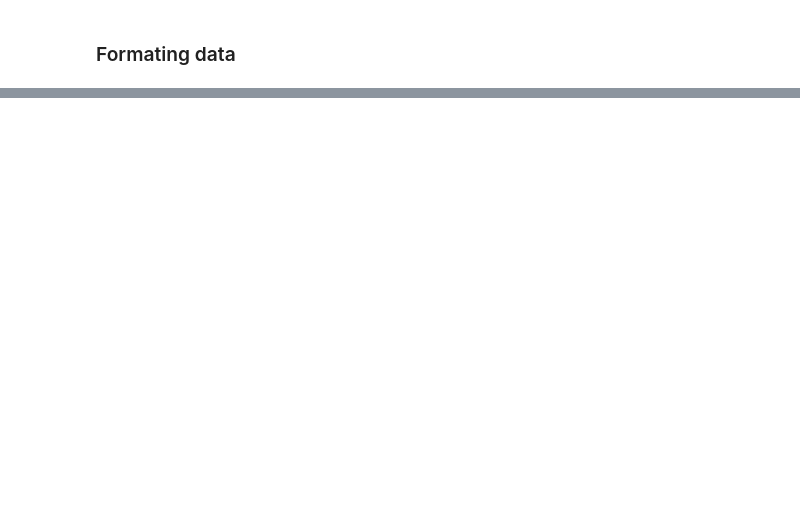
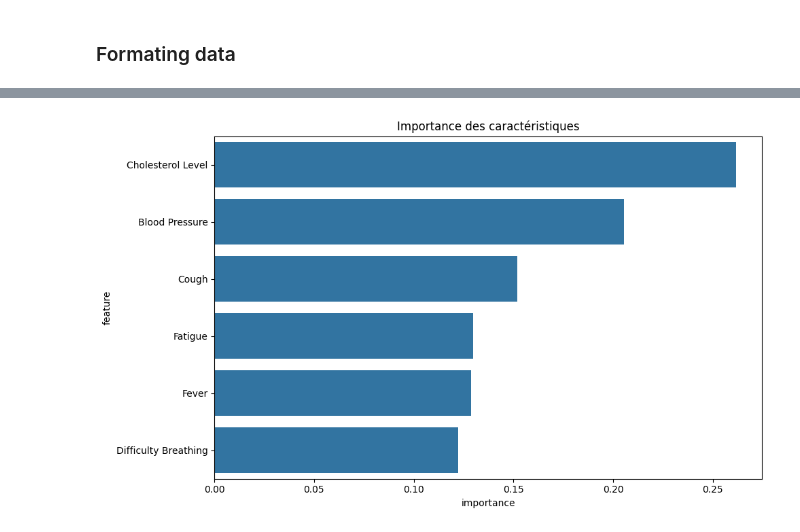
Before and after one commit to Francoistlb/tpmedicale, a Jupyter notebook: tpmedicale.ipynb, the cells around one changed output, grey strips where cells are left out. Cells and saved outputs as stored; diff of their text form; code cells hidden in the pictures; blank space fills up the shorter version.

```diff
--- a/tpmedicale.ipynb
+++ b/tpmedicale.ipynb
@@ -57,3 +119,4 @@ df = df_cleaned.dropna()
 # Drop Age and Gender (not needed)
 df.drop ('Age', axis=1, inplace=True)
 df.drop ('Gender', axis=1, inplace=True)
+df.drop ('Outcome Variable', axis=1, inplace=True)
@@ -92,0 +212,12 @@ X_train, X_test, y_train, y_test = train_test_split(X, y, test_size=0.2, random_
+# %%
+# 3. Standardisation des features
+scaler = StandardScaler()
+X_scaled = scaler.fit_transform(X)
+X_scaled = pd.DataFrame(X_scaled, columns=X.columns)
+# %%
+X_train, X_test, y_train, y_test = train_test_split(
+    X_scaled, y,
+    test_size=0.15,
+    random_state=42,
+    stratify=y
+)
@@ -102,0 +293,19 @@ print(f"Rapport de classification :\n{classification_report(y_test, y_pred)}")
+# %%
+# RANDOM FOREST
+rf_modelrandom = RandomForestClassifier(
+    n_estimators=100,
+    max_depth=None,
+    min_samples_split=2,
+    min_samples_leaf=1,
+    class_weight='balanced',
+    random_state=42
+)
+
+rf_modelrandom.fit(X_train, y_train)
+
+# ASSESS
+y_pred = rf_modelrandom.predict(X_test)
+print("\n=== Résultats du modèle Random Forest ===")
+print(f"Accuracy: {accuracy_score(y_test, y_pred):.3f}")
+print("\nRapport de classification:")
+print(classification_report(y_test, y_pred))
@@ -102,0 +330,14 @@ print(f"Rapport de classification :\n{classification_report(y_test, y_pred)}")
+# %%
+feature_importance = pd.DataFrame({
+    'feature': X.columns,
+    'importance': rf_modelrandom.feature_importances_
+})
+feature_importance = feature_importance.sort_values('importance', ascending=False)
+
+plt.figure(figsize=(10, 6))
+sns.barplot(x='importance', y='feature', data=feature_importance)
+plt.title("Importance des caractéristiques")
+plt.tight_layout()
+plt.show()
+# %% [output]
+[figure, added]
```
Also changed, not shown: parts of 24 cells of this notebook, 2 other files.
